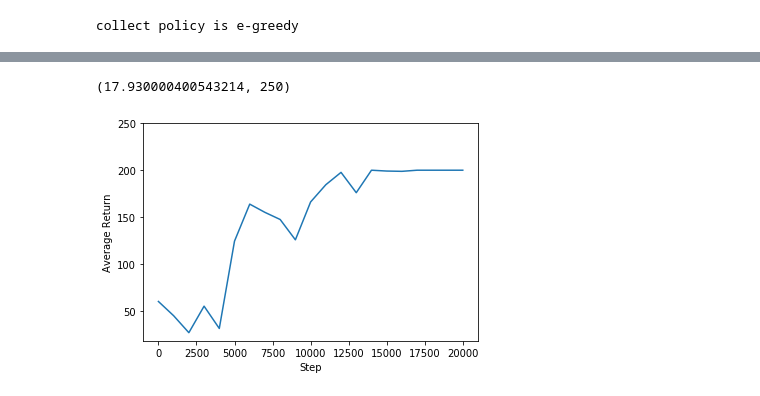
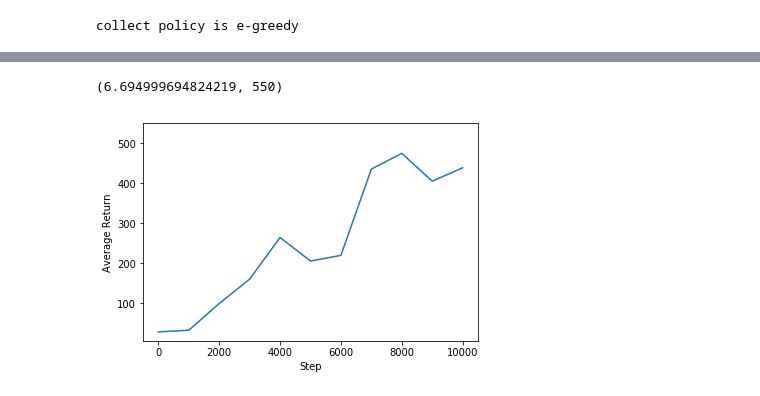
Before and after one commit to jeffrwatts/rl-notebooks, a Jupyter notebook: dqn-tf-agents.ipynb, the cells around one changed output, grey strips where cells are left out. Cells and saved outputs as stored; diff of their text form; code cells hidden in the pictures.

```diff
--- a/dqn-tf-agents.ipynb
+++ b/dqn-tf-agents.ipynb
@@ -28,8 +28,8 @@ from tf_agents.utils import common
 
 tf.compat.v1.enable_v2_behavior()
 # %%
-env_name = 'CartPole-v0'  # @param
-num_iterations = 20000  # @param
+env_name = 'CartPole-v1'  # @param
+num_iterations = 10000  # @param
 
 initial_collect_steps = 1000  # @param
 collect_steps_per_iteration = 1  # @param
@@ -64,8 +118,12 @@ eval_env = tf_py_environment.TFPyEnvironment(eval_py_env)
 # %%
-q_net = q_network.QNetwork(
+q_net = DDQN(
     train_env.observation_spec(),
-    train_env.action_spec(),
-    fc_layer_params=fc_layer_params)
+    train_env.action_spec())
+
+#q_net = q_network.QNetwork(
+#    train_env.observation_spec(),
+#    train_env.action_spec(),
+#    fc_layer_params=fc_layer_params)
 # %%
 optimizer = tf.compat.v1.train.AdamOptimizer(learning_rate=learning_rate)
 
@@ -182,12 +240,12 @@ step = 20000: Average Return = 200.0
 # %%
 steps = range(0, num_iterations + 1, eval_interval)
 plt.plot(steps, returns)
 plt.ylabel('Average Return')
 plt.xlabel('Step')
-plt.ylim(top=250)
+plt.ylim(top=550)
 # %% [output]
-(17.930000400543214, 250)
+(6.694999694824219, 550)
-[figure, old version]
+[figure, new version]
 # %%
 time_step = eval_env.reset()
 while not time_step.is_last():
```
Also changed, not shown: parts of 6 cells of this notebook, 1 other file.
